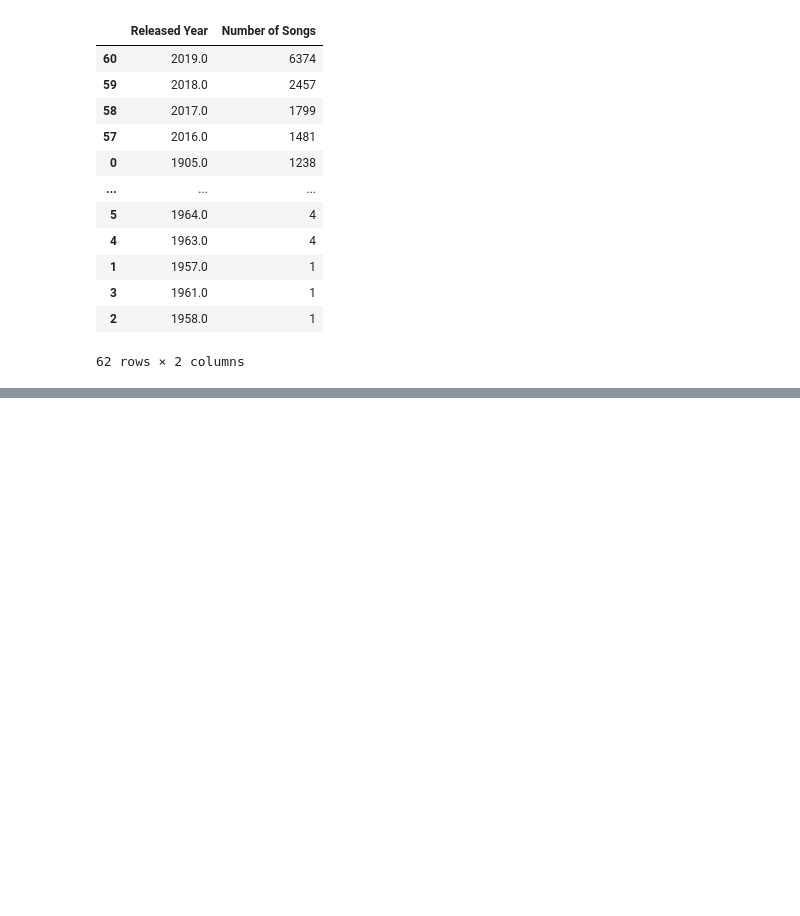
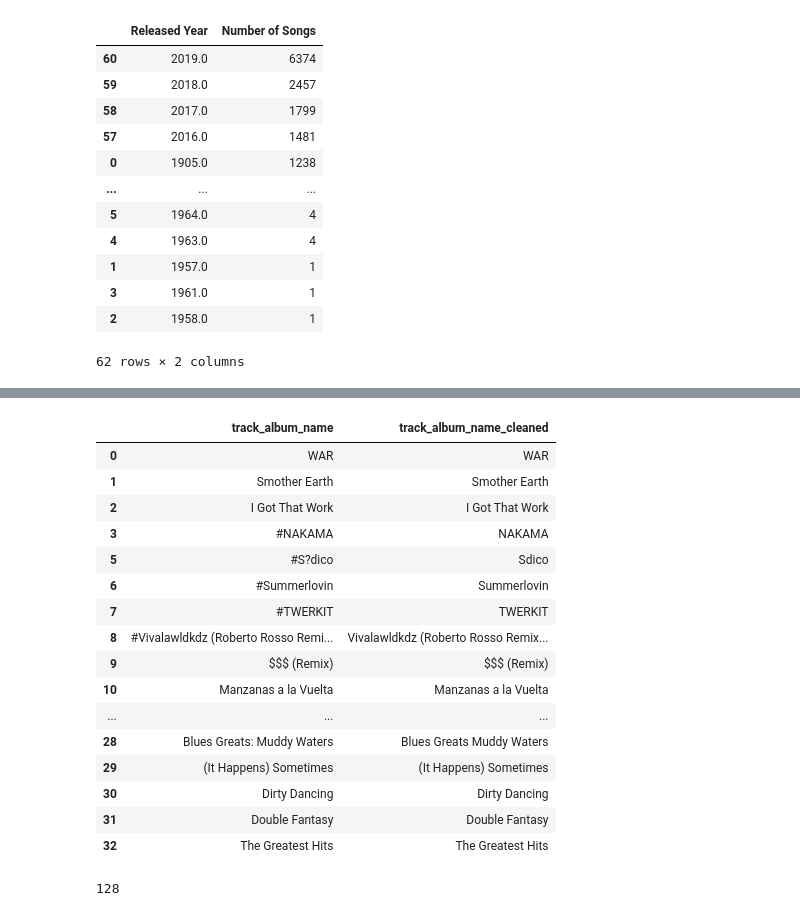
Before and after one commit to ShamindaKanchana/SpotifyTrendsAnalyzer, a Jupyter notebook: Notebook/spotifyTrendsAnalyzer.ipynb, the cells around one changed output, grey strips where cells are left out. Saved outputs shown, nothing was run; the diff lists cells and outputs as text; code cells hidden in the pictures; blank space fills up the shorter version.

```diff
--- a/Notebook/spotifyTrendsAnalyzer.ipynb
+++ b/Notebook/spotifyTrendsAnalyzer.ipynb
@@ -124,0 +142,8 @@ print(count_non_alpha_tracks)
+# %%
+non_alpha_pattern = r'[^a-zA-Z ]'
+
+# Replace non-alphabetic characters with an empty string, keeping spaces
+df2['track_name_cleaned'] = df2['track_name'].str.replace(non_alpha_pattern, '', regex=True)
+
+# Display the original and cleaned DataFrame
+print(df2[['track_name', 'track_name_cleaned']])
@@ -359,0 +484,9 @@ songs_per_year_df.head(100)
+# %%
+# Drop rows with any NaN values
+df2_cleaned = df2.dropna()
+
+# Check the DataFrame after removing NaN rows
+print(df2_cleaned)
+
+# Save the cleaned DataFrame to a CSV file
+#df2_cleaned.to_excel('spotify_cleaned.xlsx', index=False)
@@ -359,0 +527,4 @@ songs_per_year_df.head(100)
+# %%
+df2_cleaned.loc[:, 'released_year'] = df2_cleaned['released_year'].astype(int)
+
+df2_cleaned.head(3)
@@ -359,0 +542,6 @@ songs_per_year_df.head(100)
+# %%
+# Remove rows where 'track_name_cleaned' contains empty strings or just whitespace
+df2_cleaned = df2_cleaned[~(df2_cleaned['track_name_cleaned'].str.strip() == '')]
+
+# Verify that the rows with empty 'track_name_cleaned' have been removed
+df2_cleaned.head()
@@ -359,0 +555,37 @@ songs_per_year_df.head(100)
+# %%
+import re
+
+# Define a function to remove unwanted symbols, keeping only alphabetic characters and $
+def clean_artist_name(track_album_name):
+    # Replace all characters that are not alphabets, spaces, or $
+    return re.sub(r'[^a-zA-Z\s$(),]', '', track_album_name)
+
+# Apply the function to the 'track_artist' column
+df2_cleaned['track_album_name_cleaned'] = df2_cleaned['track_album_name'].apply(clean_artist_name)
+
+# Check the updated DataFrame
+df2_cleaned[['track_album_name', 'track_album_name_cleaned']].head(30)
+# %% [output]
+|  | track_album_name | track_album_name_cleaned |
+| 0 | WAR | WAR |
+| 1 | Smother Earth | Smother Earth |
+| 2 | I Got That Work | I Got That Work |
+| 3 | #NAKAMA | NAKAMA |
+| 5 | #S?­dico | Sdico |
+| 6 | #Summerlovin | Summerlovin |
+| 7 | #TWERKIT | TWERKIT |
+| 8 | #Vivalawldkdz (Roberto Rosso Remi... | Vivalawldkdz (Roberto Rosso Remix... |
+| 9 | $$$ (Remix) | $$$ (Remix) |
+| 10 | Manzanas a la Vuelta | Manzanas a la Vuelta |
+| ... | ... | ... |
+| 28 | Blues Greats: Muddy Waters | Blues Greats Muddy Waters |
+| 29 | (It Happens) Sometimes | (It Happens) Sometimes |
+| 30 | Dirty Dancing | Dirty Dancing |
+| 31 | Double Fantasy | Double Fantasy |
+| 32 | The Greatest Hits | The Greatest Hits |
+# %%
+empty_track_album_names = df2_cleaned[df2_cleaned['track_album_name_cleaned'].str.strip() == '']
+artist_count = empty_track_album_names.shape[0]
+print(artist_count)
+# %% [output]
+128
```
Also changed, not shown: parts of 23 cells of this notebook.
